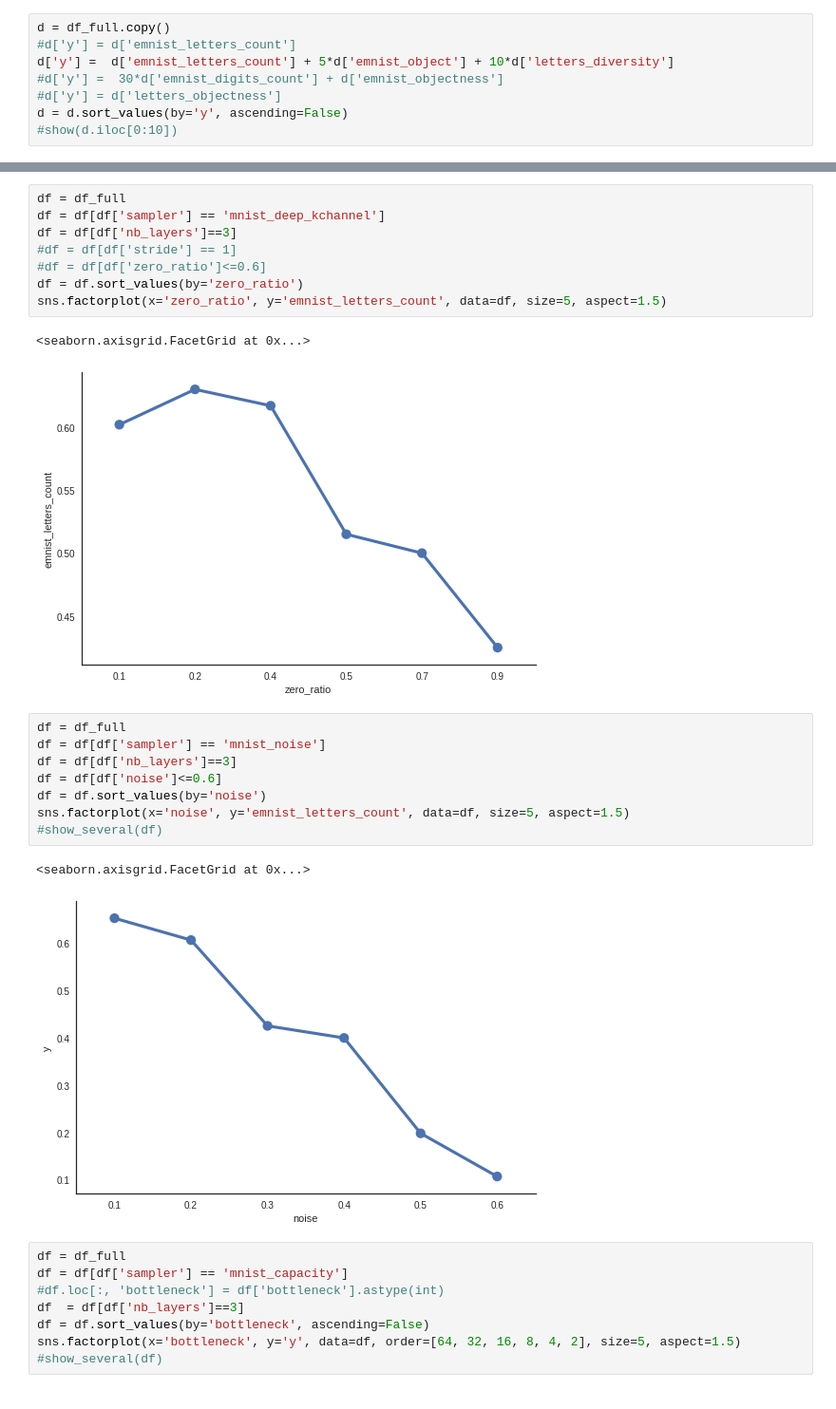
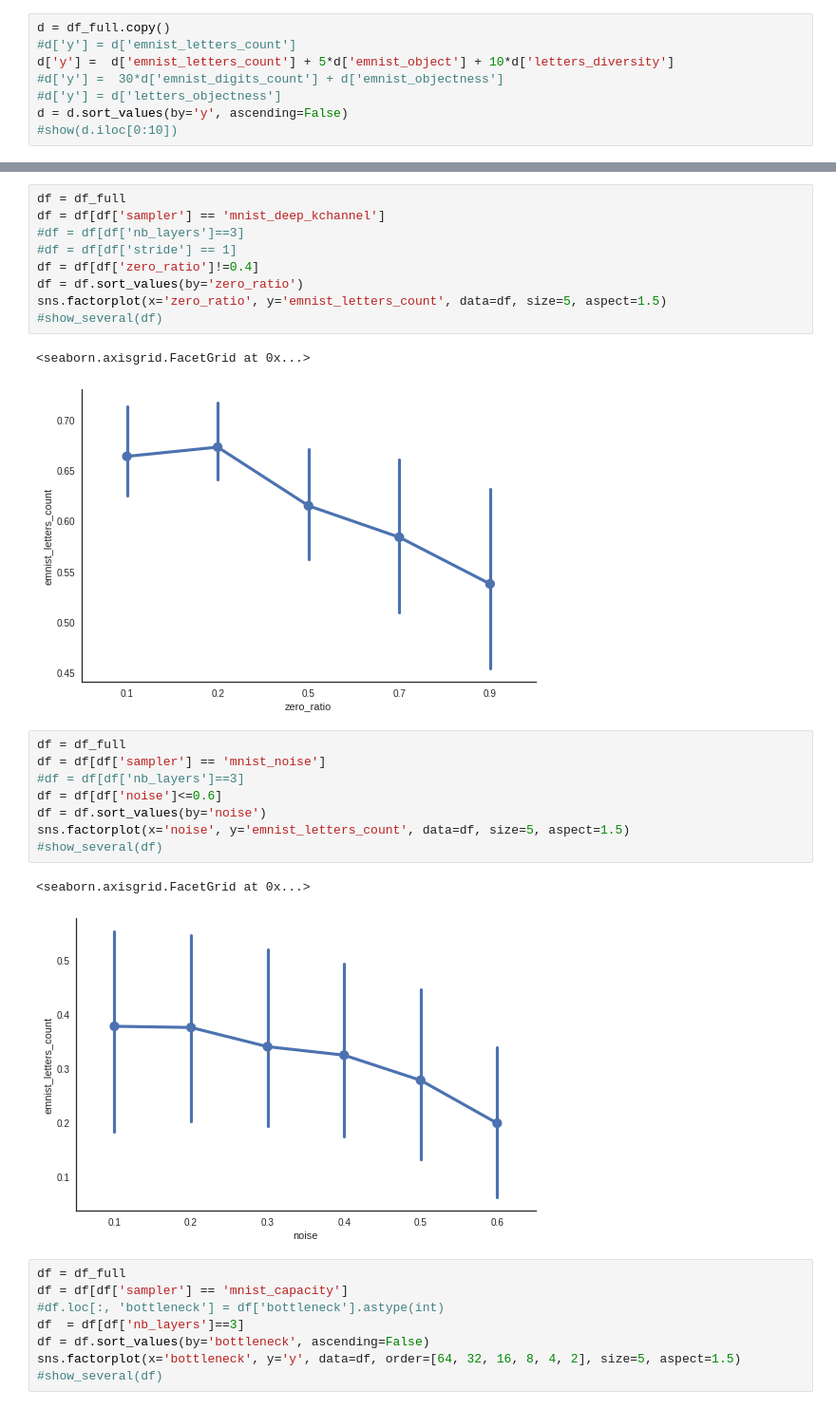
Before and after one commit to mehdidc/out_of_class, a Jupyter notebook: ae/ipynb/analysis.ipynb, the cells around one changed output, grey strips where cells are left out. Shown: that part at 95% size. Saved outputs shown, nothing was run; the diff lists cells and outputs as text.

```diff
--- a/ae/ipynb/analysis.ipynb
+++ b/ae/ipynb/analysis.ipynb
@@ -109,25 +150,26 @@ d
 # %%
 df = df_full
 df = df[df['sampler'] == 'mnist_deep_kchannel']
-df = df[df['nb_layers']==3]
+#df = df[df['nb_layers']==3]
 #df = df[df['stride'] == 1]
-#df = df[df['zero_ratio']<=0.6]
+df = df[df['zero_ratio']!=0.4]
 df = df.sort_values(by='zero_ratio')
 sns.factorplot(x='zero_ratio', y='emnist_letters_count', data=df, size=5, aspect=1.5)
+#show_several(df)
 # %% [output]
 <seaborn.axisgrid.FacetGrid at 0x...>
-[figure, old version]
+[figure, new version]
 # %%
 df = df_full
 df = df[df['sampler'] == 'mnist_noise']
-df = df[df['nb_layers']==3]
+#df = df[df['nb_layers']==3]
 df = df[df['noise']<=0.6]
 df = df.sort_values(by='noise')
 sns.factorplot(x='noise', y='emnist_letters_count', data=df, size=5, aspect=1.5)
 #show_several(df)
 # %% [output]
 <seaborn.axisgrid.FacetGrid at 0x...>
-[figure, old version]
+[figure, new version]
 # %%
 df = df_full
 df = df[df['sampler'] == 'mnist_capacity']
```
Also changed, not shown: parts of 6 cells of this notebook, 3 other files.
